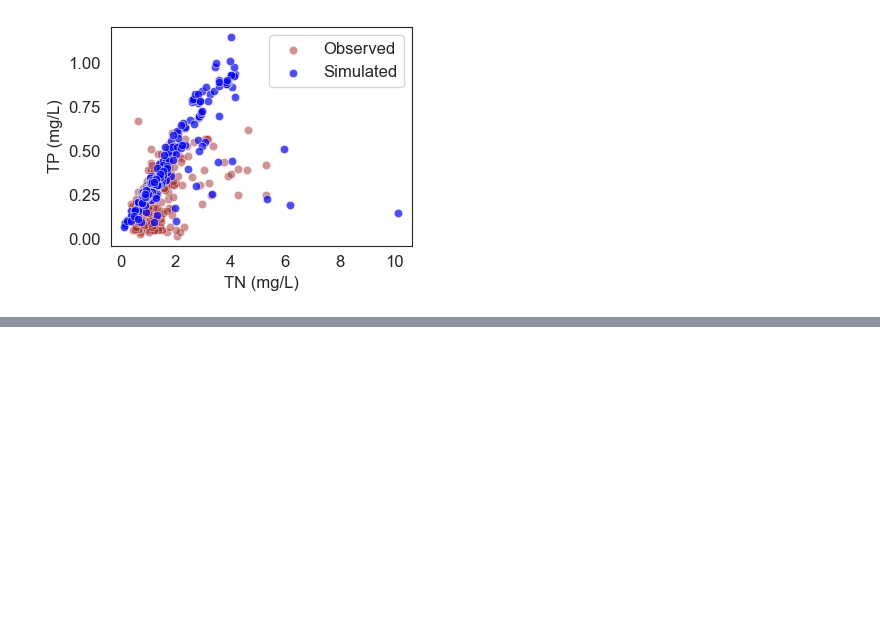
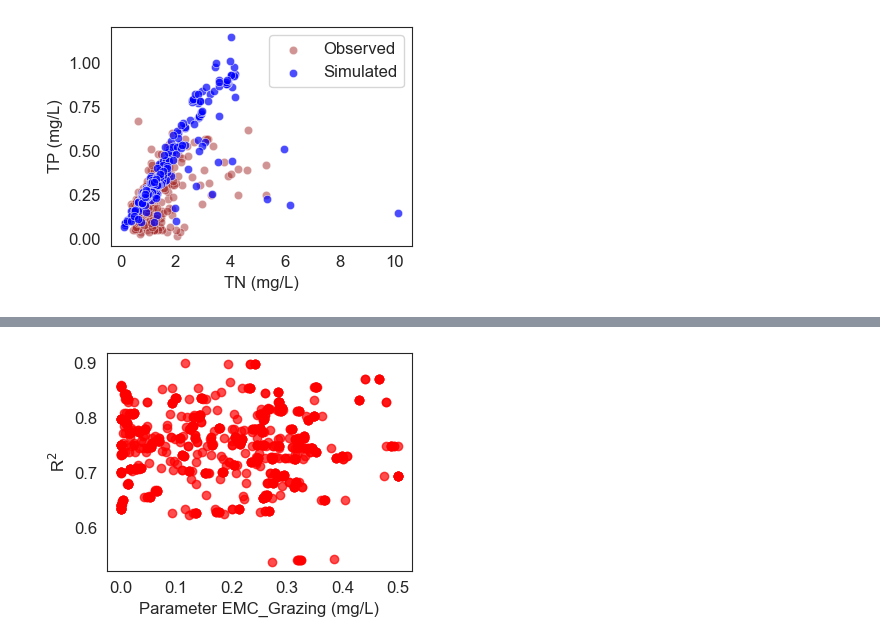
Before and after one commit to QianWanghhu/GraphEvalUnc, a Jupyter notebook: src/illustrative_plots.ipynb, the cells around one changed output, grey strips where cells are left out. Cells and saved outputs as stored; diff of their text form; code cells hidden in the pictures; blank space fills up the shorter version.

```diff
--- a/src/illustrative_plots.ipynb
+++ b/src/illustrative_plots.ipynb
@@ -252,0 +352,21 @@ plt.savefig(f'{fig_dir}Illustrative plot/cross_correlation_plot.png', dpi=300)
+# %%
+# create scatter plot of NSE vs. parameter values
+fig = plt.figure(figsize=(4, 3))
+# 设置全局字体大小
+plt.rcParams.update({
+    'font.size': 12,               # 控制默认文本大小
+    'axes.titlesize': 12,          # 坐标轴标题大小
+    'axes.labelsize': 12,          # 坐标轴标签大小
+    'xtick.labelsize': 12,         # x轴刻度标签大小
+    'ytick.labelsize': 12,         # y轴刻度标签大小
+    'legend.fontsize': 12,         # 图例字体大小
+    'figure.titlesize': 12         # 图形总标题大小
+})
+# only plot nse>=0
+plt.plot(abs_par_df.iloc[:, 2], rsquared_values, 'o', color = 'r', alpha=0.7)
+plt.xlabel('Parameter EMC_Grazing (mg/L)')
+plt.ylabel(r'R$^2$')
+plt.tight_layout()
+plt.savefig(f'{fig_dir}Illustrative plot/RSQ_vs_EMC_Grazing.png', dpi=300)
+# %% [output]
+[figure, added]
```
Also changed, not shown: parts of 7 cells of this notebook, 6 other files.
